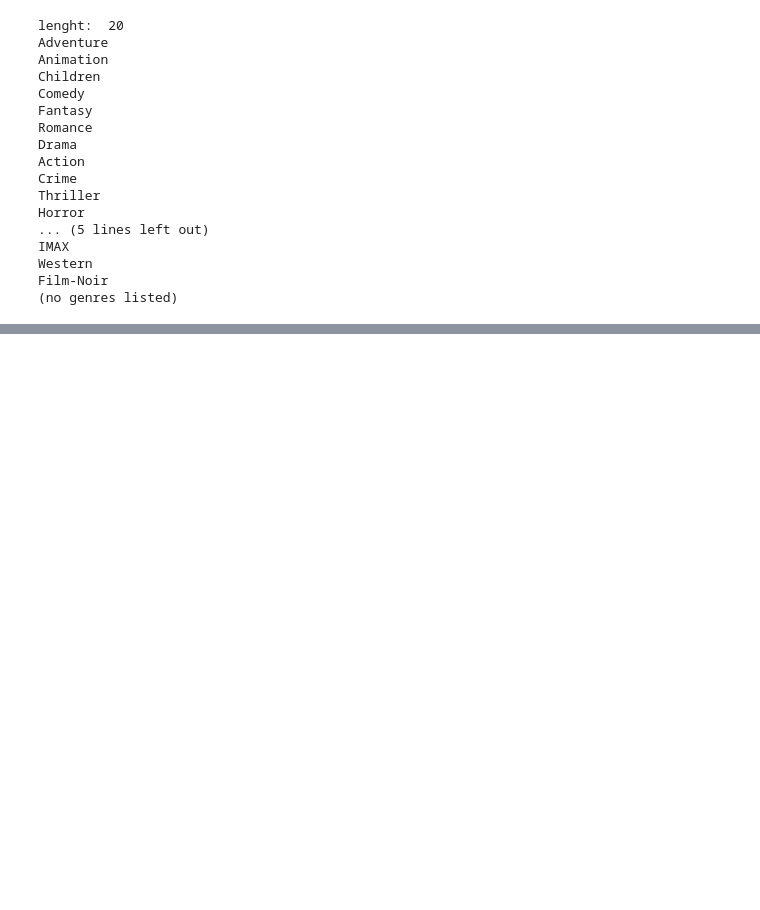
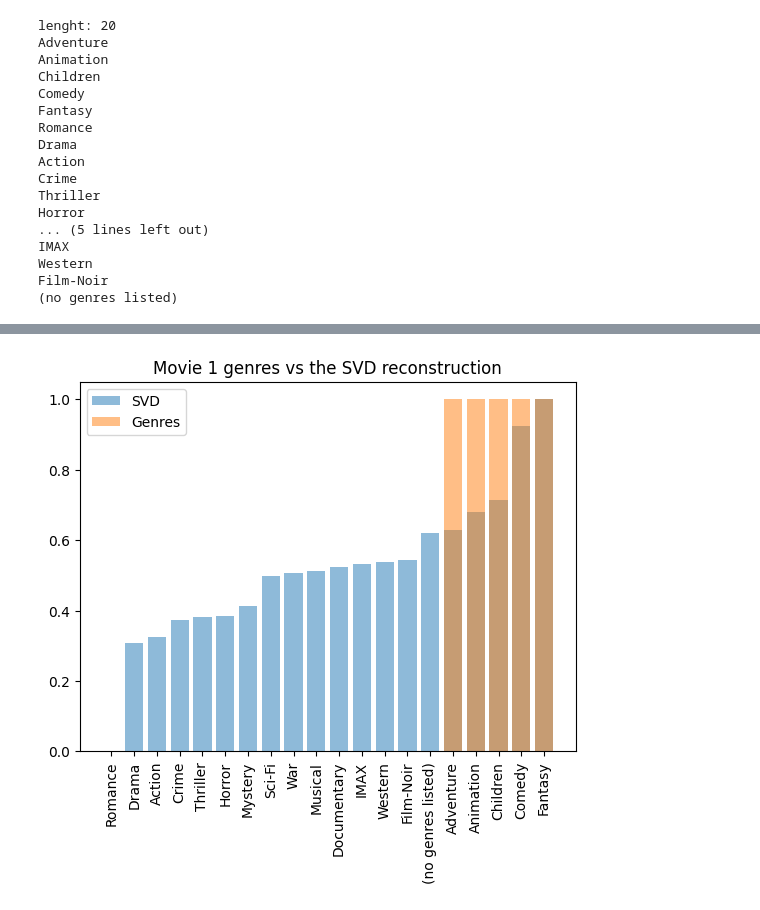
Before and after one commit to nicolacucina/DIABD, a Jupyter notebook: svd_sanity_check.ipynb, the cells around one changed output, grey strips where cells are left out. Cells and saved outputs as stored; diff of their text form; code cells hidden in the pictures; blank space fills up the shorter version.

```diff
--- a/svd_sanity_check.ipynb
+++ b/svd_sanity_check.ipynb
@@ -157,0 +206,43 @@ plt.show()
+# %%
+if confront_movie:
+    d = movies[["movieId", "genres"]]
+    d = d[d["movieId"] == film]
+    # print(d)
+
+    for index, row in d.iterrows():
+        genres = row["genres"].split("|")
+        for genre in genres:
+            movie_dict[genre] = 1
+
+    ordered_movie_dict = {}
+
+    for key, value in sorted(movie_dict.items(), key=lambda x: x[1], reverse=False):
+        # print(key, value)
+        ordered_movie_dict[key] = value
+
+    fig, ax = plt.subplots()
+
+    # barplot of the values in the dict in order of value
+    Vt_scaled = Vt[:, film] - Vt[:, film].min()
+    Vt_scaled /= Vt_scaled.max()
+    Vt_scaled = np.sort(Vt_scaled)
+
+    # Plot the first bar plot
+    ax.bar(range(latent_features), Vt_scaled, alpha=0.5, label='SVD')
+
+    # Plot the second bar plot
+    ax.bar(range(len(ordered_movie_dict)), ordered_movie_dict.values(), align='center', alpha=0.5, label='Genres')
+
+    # Set the x-ticks and labels for the second bar plot
+    ax.set_xticks(range(len(ordered_movie_dict)))
+    ax.set_xticklabels(ordered_movie_dict.keys(), rotation='vertical')
+
+    # Add legend
+    ax.legend()
+
+    plt.title('Movie ' + str(film) + ' genres vs the SVD reconstruction')
+
+    # Show the plot
+    plt.show()
+# %% [output]
+[figure, added]
```
Also changed, not shown: parts of 11 cells of this notebook, 1 other file.
